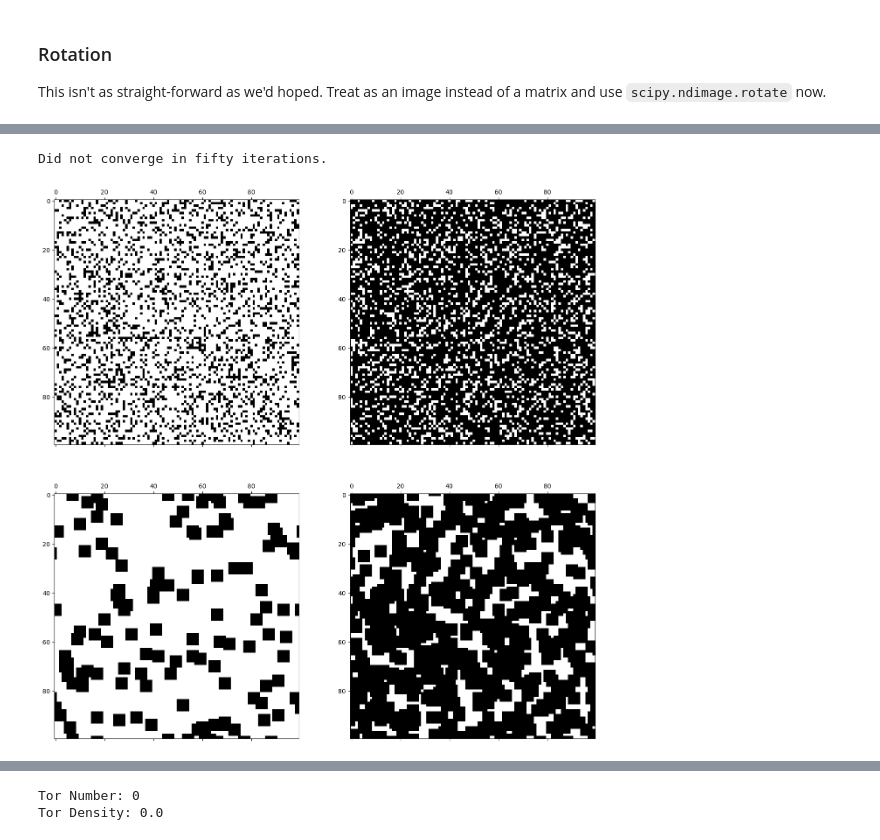
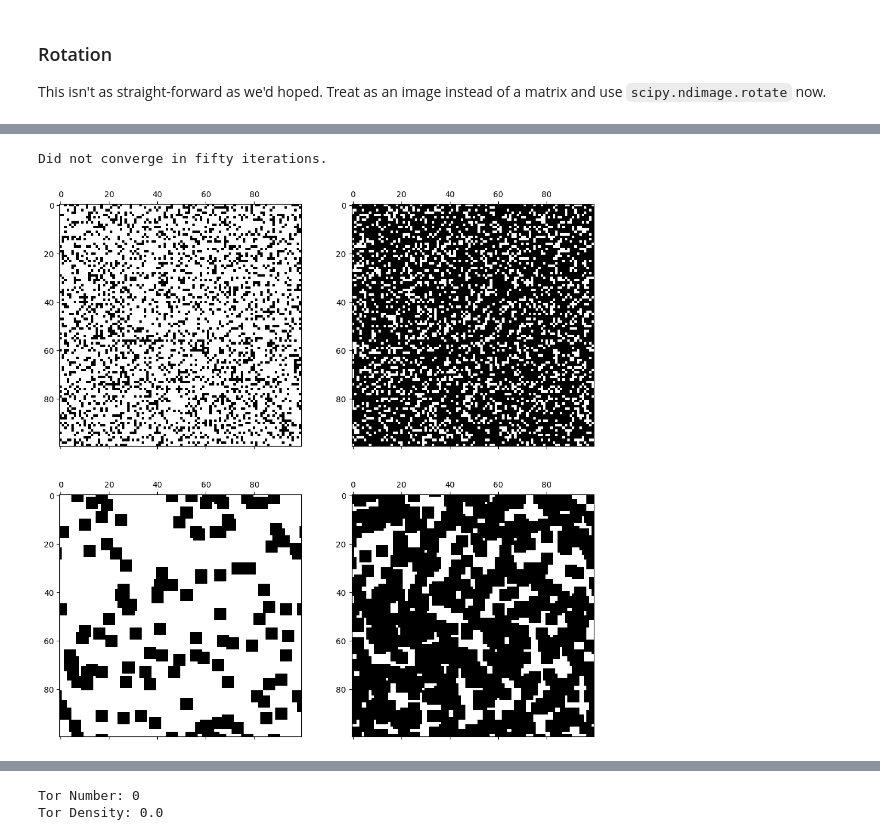
Before and after one commit to daltonkw/bedrock-mapping-accuracy, a Jupyter notebook: Notes_Original.ipynb, the cells around one changed output, grey strips where cells are left out. Saved outputs shown, nothing was run; the diff lists cells and outputs as text; code cells hidden in the pictures.

```diff
--- a/Notes_Original.ipynb
+++ b/Notes_Original.ipynb
@@ -225,16 +217,16 @@ plt.show()
 # %%
-fig, ax = plt.subplots(2, 2, figsize=(16,16))
+fig, ax = plt.subplots(2, 2, figsize=(12,12))
 
 mat1, _ = tor_location(length=100, frac=0.25, scale=1, seed_no=18)
 ax[0,0].matshow(mat1, cmap='binary')
 mat2, _ = tor_location(length=100, frac=0.75, scale=1, seed_no=18)
 ax[0,1].matshow(mat2, cmap='binary')
 mat3, _ = tor_location(length=100, frac=0.25, scale=5, seed_no=18)
 ax[1,0].matshow(mat3, cmap='binary')
 mat4, _ = tor_location(length=100, frac=0.75, scale=5, seed_no=18)
 ax[1,1].matshow(mat4, cmap='binary')
 plt.show()
 # %% [output]
 Did not converge in fifty iterations.
-[figure, old version]
+[figure, new version]
 # %%
```
Also changed, not shown: parts of 20 cells of this notebook.
